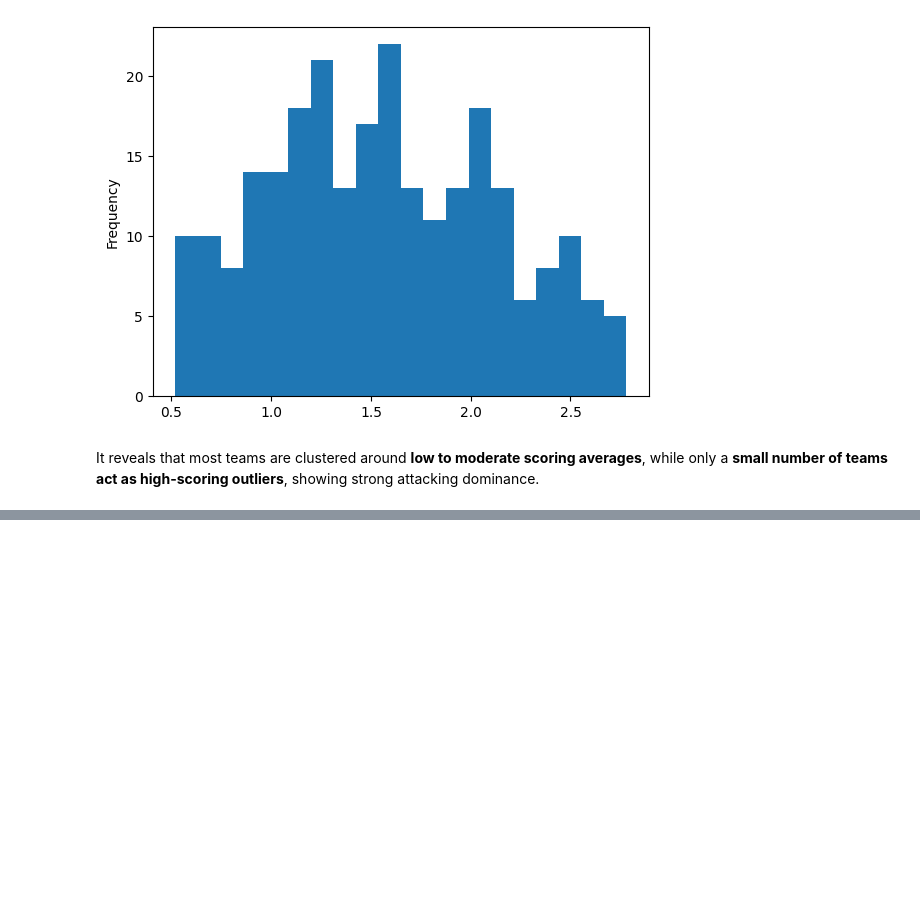
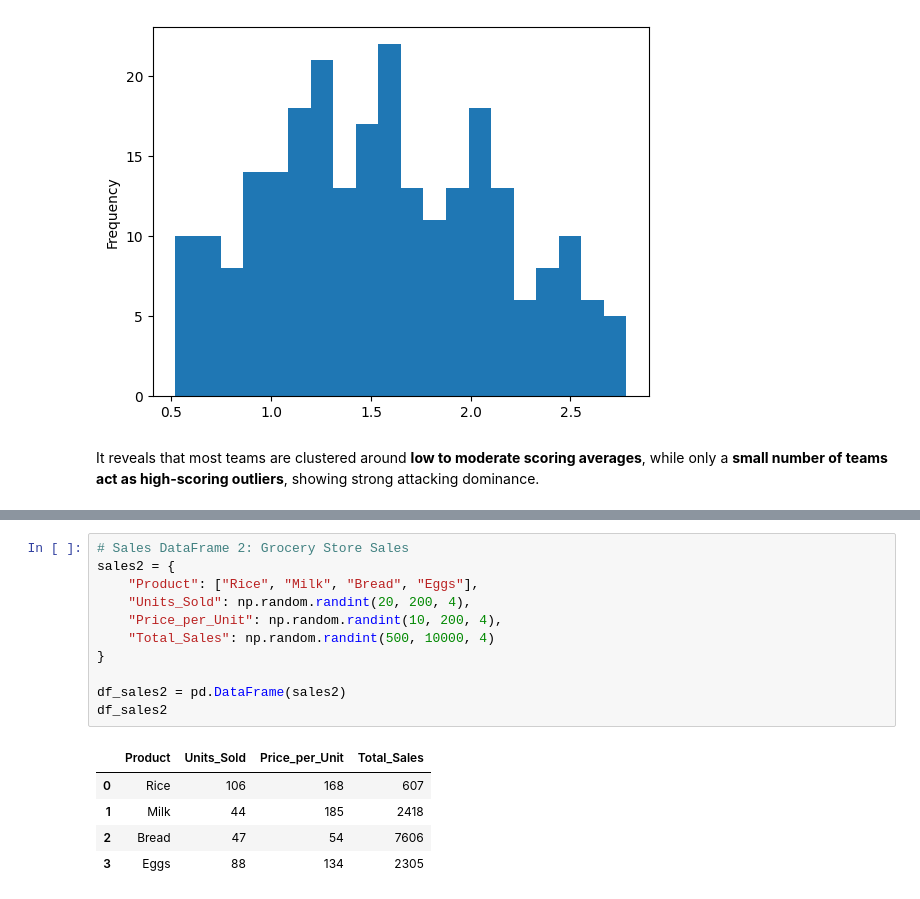
Before and after one commit to ahmedfakhar747/pandas-for-data-science, a Jupyter notebook: Pandas_2_Correlation_Analysis.ipynb, the cells around one changed output, grey strips where cells are left out. Drawn from its saved outputs; the diff is of its cells as text; blank space fills up the shorter version.

```diff
--- a/Pandas_2_Correlation_Analysis.ipynb
+++ b/Pandas_2_Correlation_Analysis.ipynb
@@ -325,0 +349,17 @@ The merge function in pandas facilitates the merging of datasets
+# %%
+# Sales DataFrame 2: Grocery Store Sales
+sales2 = {
+    "Product": ["Rice", "Milk", "Bread", "Eggs"],
+    "Units_Sold": np.random.randint(20, 200, 4),
+    "Price_per_Unit": np.random.randint(10, 200, 4),
+    "Total_Sales": np.random.randint(500, 10000, 4)
+}
+
+df_sales2 = pd.DataFrame(sales2)
+df_sales2
+# %% [output]
+|  | Product | Units_Sold | Price_per_Unit | Total_Sales |
+| 0 | Rice | 106 | 168 | 607 |
+| 1 | Milk | 44 | 185 | 2418 |
+| 2 | Bread | 47 | 54 | 7606 |
+| 3 | Eggs | 88 | 134 | 2305 |
```
Also changed, not shown: parts of 5 cells of this notebook.
